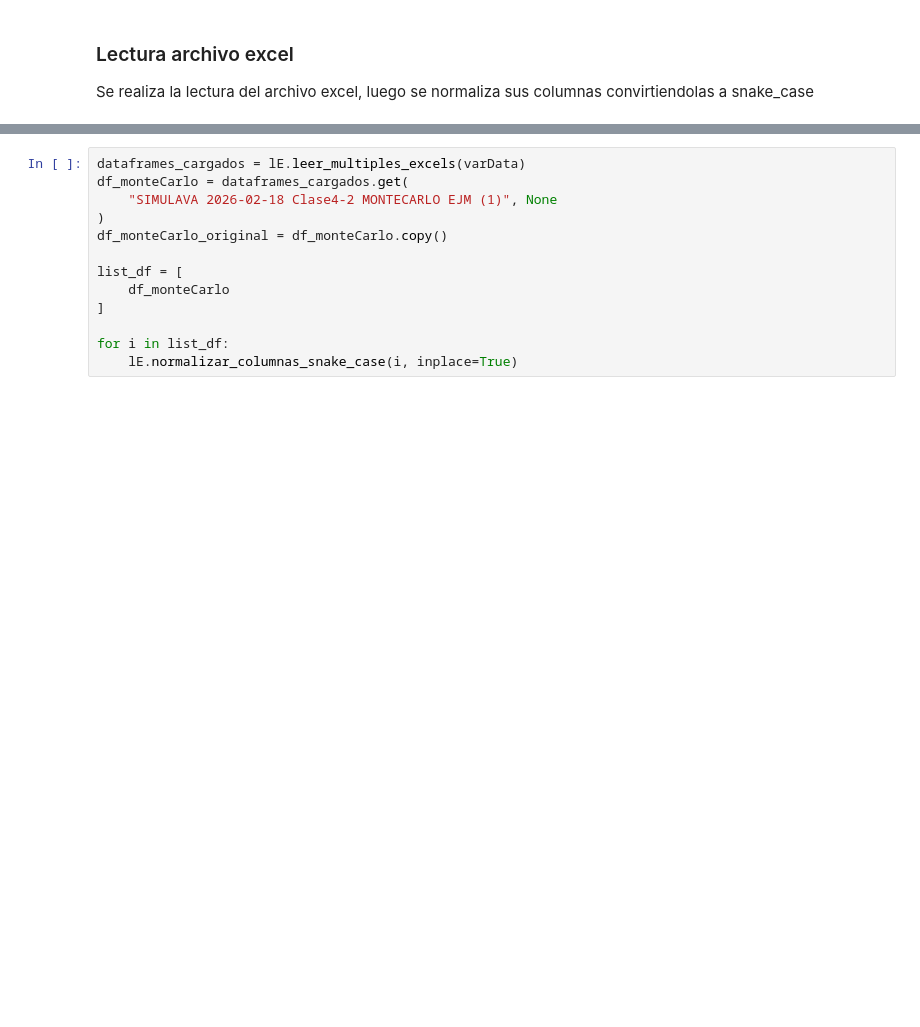
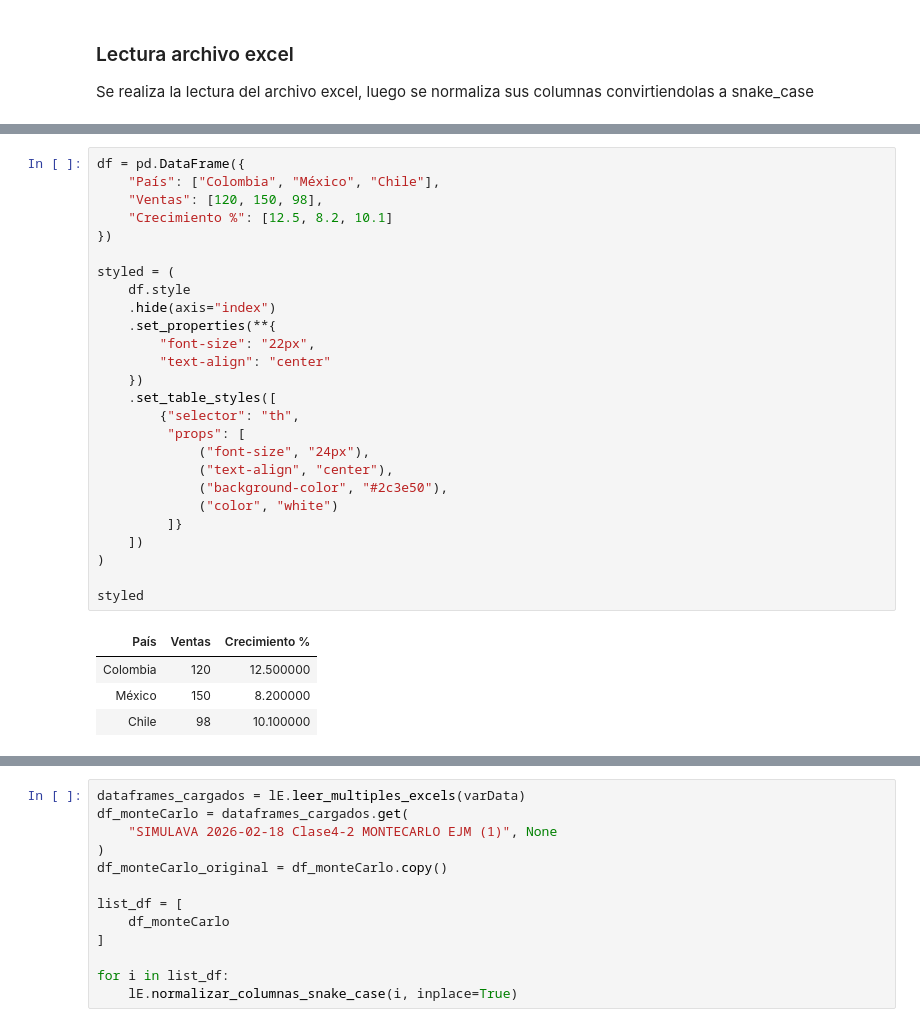
Before and after one commit to thepadr30/SimulAva3010192, a Jupyter notebook: notebooks/SimulacionMC.ipynb, the cells around one changed output, grey strips where cells are left out. Drawn from its saved outputs; the diff is of its cells as text; blank space fills up the shorter version.

```diff
--- a/notebooks/SimulacionMC.ipynb
+++ b/notebooks/SimulacionMC.ipynb
@@ -63,0 +122,31 @@ Se realiza la lectura del archivo excel, luego se normaliza sus columnas convirt
+# %%
+df = pd.DataFrame({
+    "País": ["Colombia", "México", "Chile"],
+    "Ventas": [120, 150, 98],
+    "Crecimiento %": [12.5, 8.2, 10.1]
+})
+
+styled = (
+    df.style
+    .hide(axis="index")
+    .set_properties(**{
+        "font-size": "22px",
+        "text-align": "center"
+    })
+    .set_table_styles([
+        {"selector": "th",
+         "props": [
+             ("font-size", "24px"),
+             ("text-align", "center"),
+             ("background-color", "#2c3e50"),
+             ("color", "white")
+         ]}
+    ])
+)
+
+styled
+# %% [output]
+| País | Ventas | Crecimiento % |
+| Colombia | 120 | 12.500000 |
+| México | 150 | 8.200000 |
+| Chile | 98 | 10.100000 |
```
Also changed, not shown: parts of 38 cells of this notebook, 15 other files.
